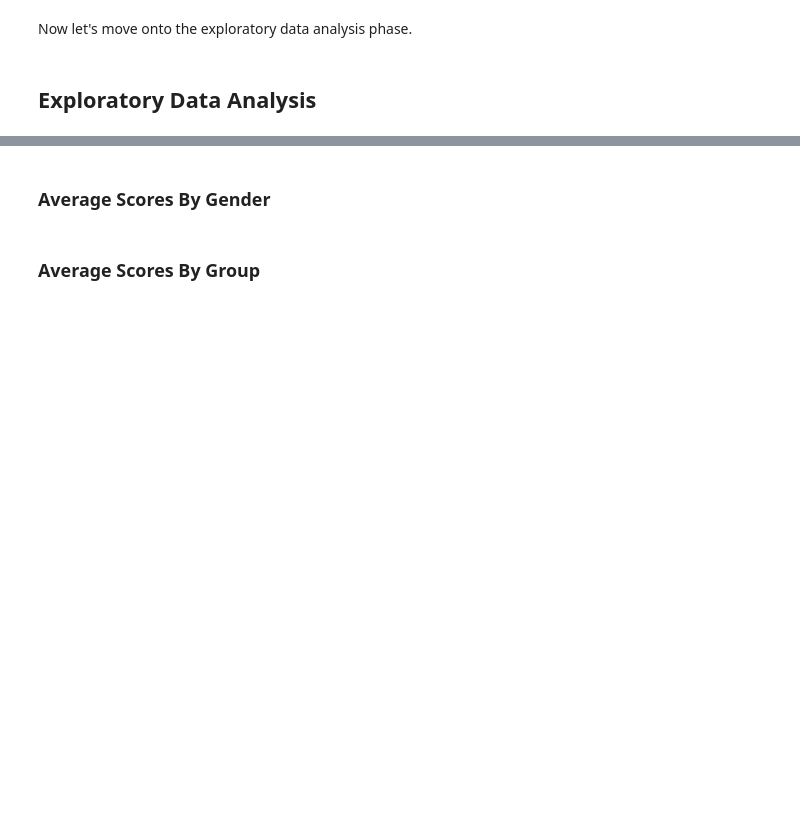
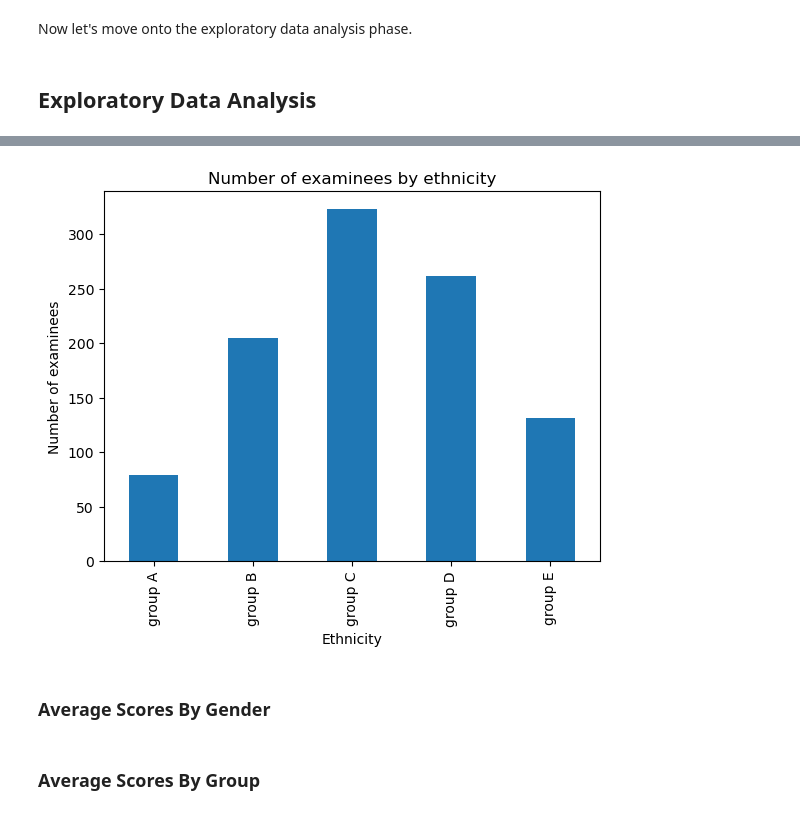
Before and after one commit to York13Pud/python-kaggle-challenges, a Jupyter notebook: exam-scores/exam-scores-notebook.ipynb, the cells around one changed output, grey strips where cells are left out. Cells and saved outputs as stored; diff of their text form; code cells hidden in the pictures; blank space fills up the shorter version.

```diff
--- a/exam-scores/exam-scores-notebook.ipynb
+++ b/exam-scores/exam-scores-notebook.ipynb
@@ -205,3 +192,9 @@ exam_scores_df["race_ethnicity"].value_counts().sort_index(ascending=True).to_fr
+# %%
+exam_scores_df["race_ethnicity"].value_counts().sort_index(ascending=True).plot.bar(title = "Number of examinees by ethnicity",
+                                                                                    xlabel = "Ethnicity",
+                                                                                    ylabel = "Number of examinees");
+# %% [output]
+[figure, added]
 # %% [markdown]
 ### Average Scores By Gender
 # %% [markdown]
```
Also changed, not shown: parts of 4 cells of this notebook.
